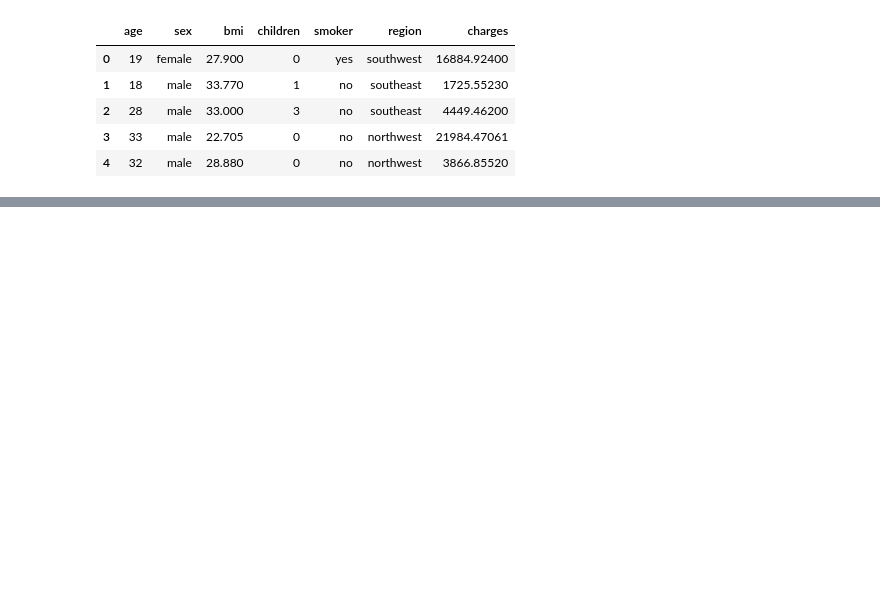
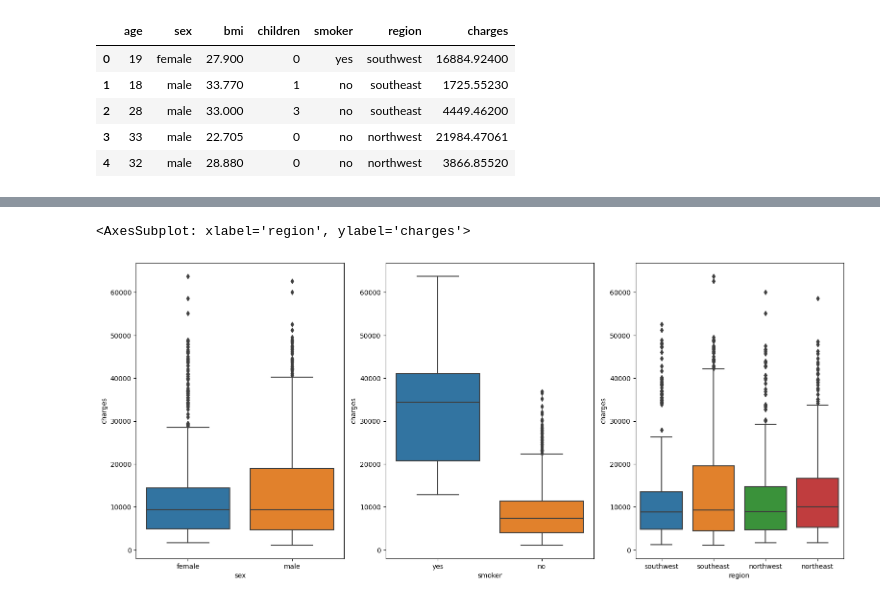
Before and after one commit to Oliss4t/BHT_ML2, a Jupyter notebook: nn.ipynb, the cells around one changed output, grey strips where cells are left out. Saved outputs shown, nothing was run; the diff lists cells and outputs as text; code cells hidden in the pictures; blank space fills up the shorter version.

```diff
--- a/nn.ipynb
+++ b/nn.ipynb
@@ -46,0 +118,8 @@ test_df = df.drop(train_df.index).drop(val_df.index)
+# %%
+fig, ax = plt.subplots(1, 3, figsize=(19, 8))
+sns.boxplot(x='sex', y='charges', data=df, ax=ax[0])
+sns.boxplot(x='smoker', y='charges', data=df, ax=ax[1])
+sns.boxplot(x='region', y='charges', data=df, ax=ax[2])
+# %% [output]
+<AxesSubplot: xlabel='region', ylabel='charges'>
+[figure, added]
```
Also changed, not shown: parts of 40 cells of this notebook, 15 other files.
